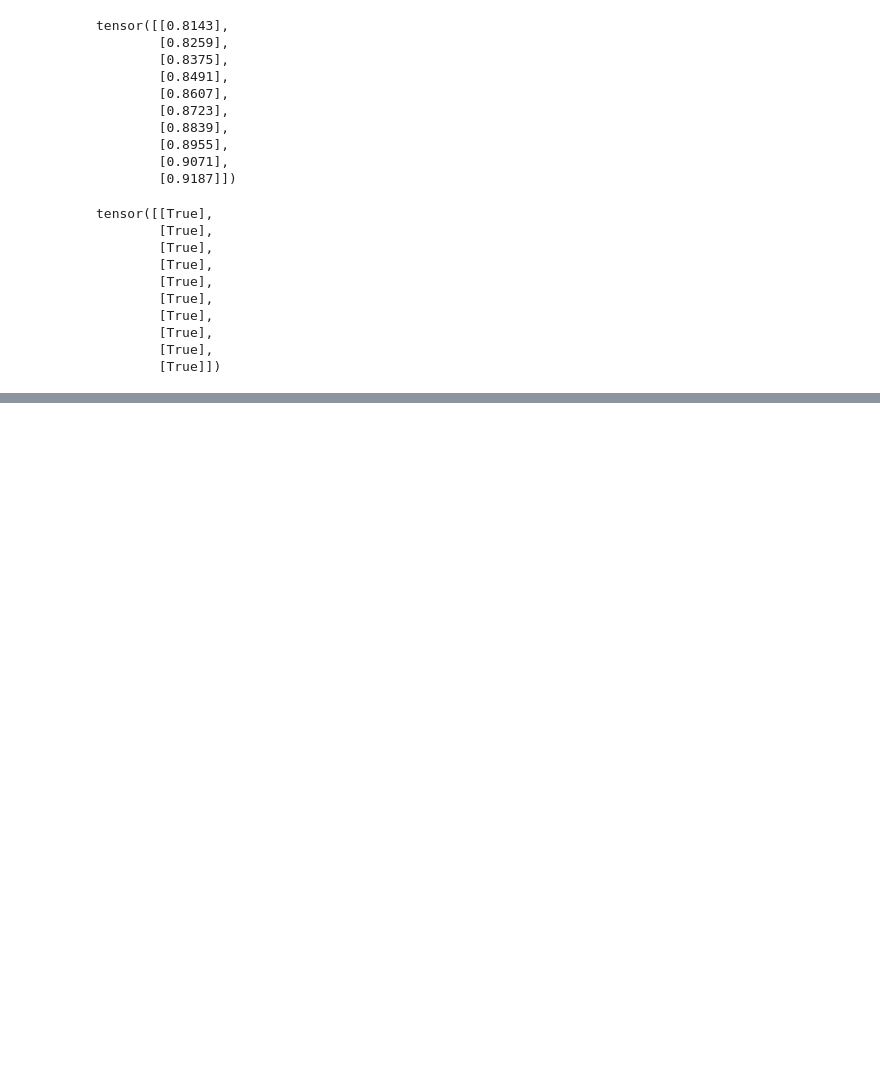
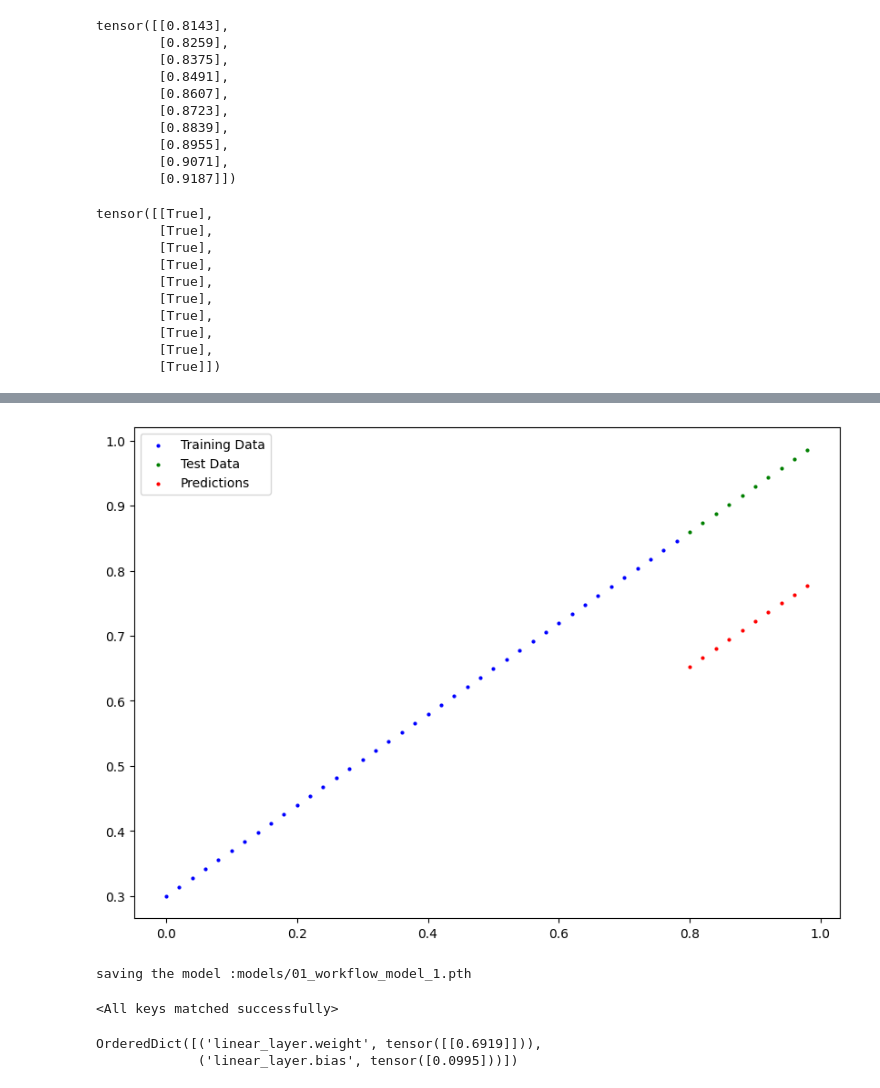
Before and after one commit to KranthiYadavE/pytorch-ml-learning, a Jupyter notebook: 01_Pytorch_wokflow.ipynb, the cells around one changed output, grey strips where cells are left out. Saved outputs shown, nothing was run; the diff lists cells and outputs as text; code cells hidden in the pictures; blank space fills up the shorter version.

Commit message:
workflow

```diff
--- a/01_Pytorch_wokflow.ipynb
+++ b/01_Pytorch_wokflow.ipynb
@@ -352,0 +469,31 @@ tensor([[True],
+# %%
+torch.manual_seed(42)
+epochs=200
+
+for epoch in range(epochs):
+  model_1.train()
+
+  #Forward pass
+  y_pred=model_1(X_train)
+
+  #calculate tje loss
+  loss=loss_fn(y_pred,y_train)
+
+  #Optimizer zero grad
+  optimizer.zero_grad()
+
+  #back pass
+  loss.backward()
+
+  #5. optimizer step
+  optimizer.step()
+
+  #Testing
+  model_1.eval()
+  with torch.inference_mode():
+    test_pred=model_1(X_test)
+
+    test_loss = loss_fn(test_pred,y_test)
+
+    if epoch%10 == 0:
+      print(f"Epocj: {epoch}  | Loss: {loss} | Test_loss : {test_loss}")
@@ -352,0 +526,10 @@ tensor([[True],
+# %%
+#evaluation and making predictions
+
+model_1.eval()
+
+#Make predictioons on the test data
+
+with torch.inference_mode():
+  y_preds = model_1(X_test)
+y_preds
@@ -352,0 +547,35 @@ tensor([[True],
+# %%
+#visalization
+plot_predictions(predictions=y_preds)
+# %% [output]
+[figure, added]
+# %%
+#saving the model
+from pathlib import Path
+
+Model_Path= Path("models")
+Model_Path.mkdir(parents=True, exist_ok=True)
+
+Model_Name = "01_workflow_model_1.pth"
+
+MODEL_SAVE_PATH= Model_Path / Model_Name
+
+MODEL_SAVE_PATH
+
+#save the model sate dict
+print(f"saving the model :{MODEL_SAVE_PATH}")
+torch.save(obj= model_1.state_dict(),f=MODEL_SAVE_PATH)
+# %% [output]
+saving the model :models/01_workflow_model_1.pth
+# %%
+#load a mode
+loaded_model_1=LinearRegressionModelV2()
+# Load the save model_! state_dict
+loaded_model_1.load_state_dict(torch.load(f=MODEL_SAVE_PATH))
+# %% [output]
+<All keys matched successfully>
+# %%
+loaded_model_1.state_dict()
+# %% [output]
+OrderedDict([('linear_layer.weight', tensor([[0.6919]])),
+             ('linear_layer.bias', tensor([0.0995]))])
```
Also changed, not shown: parts of 16 cells of this notebook.
